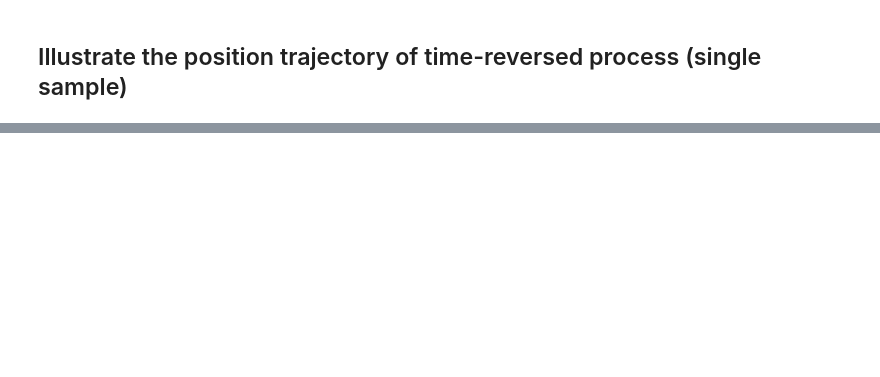
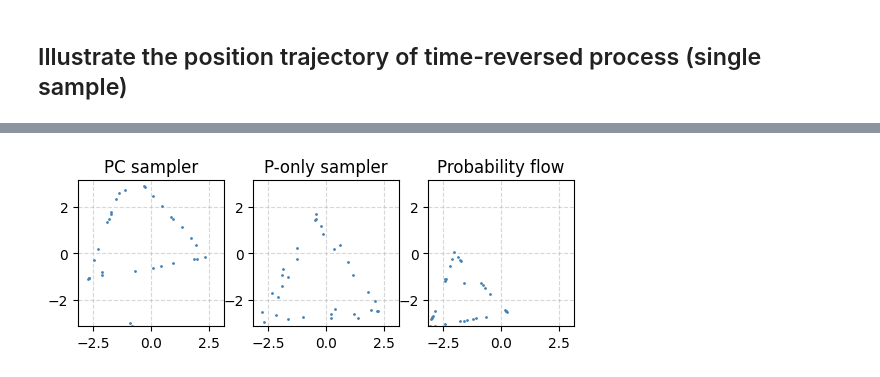
Before and after one commit to MateosCz/diffusion-playground, a Jupyter notebook: shape_analysis.ipynb, the cells around one changed output, grey strips where cells are left out. Cells and saved outputs as stored; diff of their text form; code cells hidden in the pictures; blank space fills up the shorter version.

```diff
--- a/shape_analysis.ipynb
+++ b/shape_analysis.ipynb
@@ -264,0 +332,29 @@ plt.show()
+# %%
+fig, axes = plt.subplots(1,3)
+axes[0].scatter(ft_list_pc[-1][:,0], ft_list_pc[-1][:,1], c="steelblue", s = 1)
+axes[0].set_aspect("equal")
+axes[0].set_title("PC sampler")
+axes[0].grid(True, alpha = 0.5, linestyle = "--")
+axes[0].grid(True, which="both")
+axes[0].set_axisbelow(True)
+axes[0].set_xlim(-torch.pi,torch.pi)
+axes[0].set_ylim(-torch.pi,torch.pi)
+axes[1].scatter(ft_list_ponly[-1][:,0], ft_list_ponly[-1][:,1], c="steelblue", s = 1)
+axes[1].set_aspect("equal")
+axes[1].grid(True, alpha = 0.5, linestyle = "--")
+axes[1].grid(True, which="both")
+axes[1].set_axisbelow(True)
+axes[1].set_xlim(-torch.pi,torch.pi)
+axes[1].set_ylim(-torch.pi,torch.pi)
+axes[1].set_title("P-only sampler")
+axes[2].scatter(ft_list_pf[-1][:,0], ft_list_pf[-1][:,1], c="steelblue", s = 1)
+axes[2].set_aspect("equal")
+axes[2].grid(True, alpha = 0.5, linestyle = "--")
+axes[2].grid(True, which="both")
+axes[2].set_axisbelow(True)
+axes[2].set_xlim(-torch.pi,torch.pi)
+axes[2].set_ylim(-torch.pi,torch.pi)
+axes[2].set_title("Probability flow")
+plt.show()
+# %% [output]
+[figure, added]
```
Also changed, not shown: parts of 8 cells of this notebook, 3 other files.
